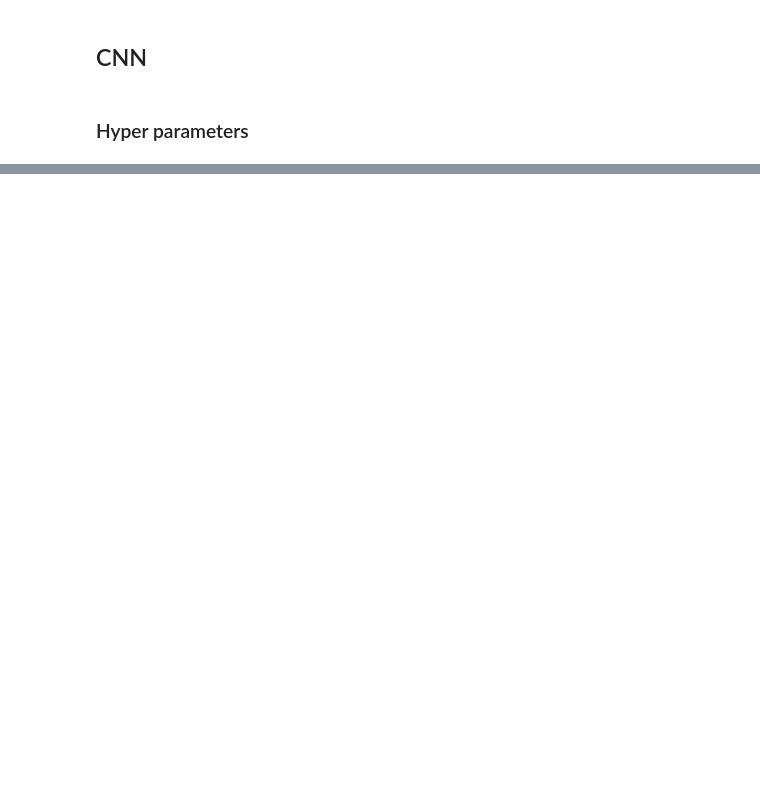
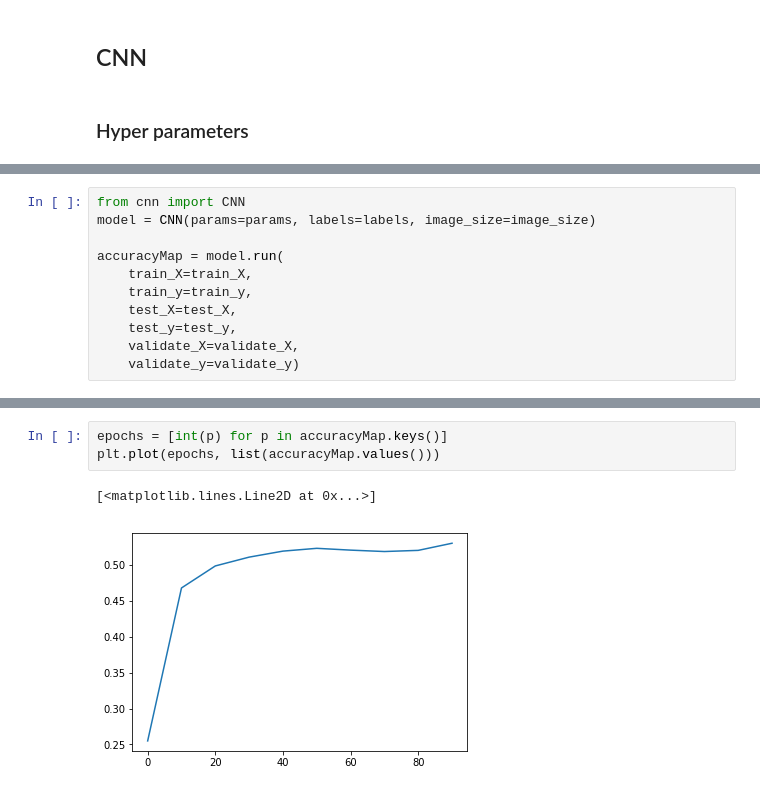
Before and after one commit to ashwanikumar04/udacity-mlnd-capstone, a Jupyter notebook: facial-expression-v2.ipynb, the cells around one changed output, grey strips where cells are left out. Drawn from its saved outputs; the diff is of its cells as text; blank space fills up the shorter version.

```diff
--- a/facial-expression-v2.ipynb
+++ b/facial-expression-v2.ipynb
@@ -146,0 +210,11 @@ KeyboardInterrupt:
+# %%
+from cnn import CNN
+model = CNN(params=params, labels=labels, image_size=image_size)
+
+accuracyMap = model.run(
+    train_X=train_X,
+    train_y=train_y,
+    test_X=test_X,
+    test_y=test_y,
+    validate_X=validate_X,
+    validate_y=validate_y)
@@ -146,0 +239,6 @@ KeyboardInterrupt:
+# %%
+epochs = [int(p) for p in accuracyMap.keys()]
+plt.plot(epochs, list(accuracyMap.values()))
+# %% [output]
+[<matplotlib.lines.Line2D at 0x...>]
+[figure, added]
```
Also changed, not shown: parts of 13 cells of this notebook, 2 other files.
